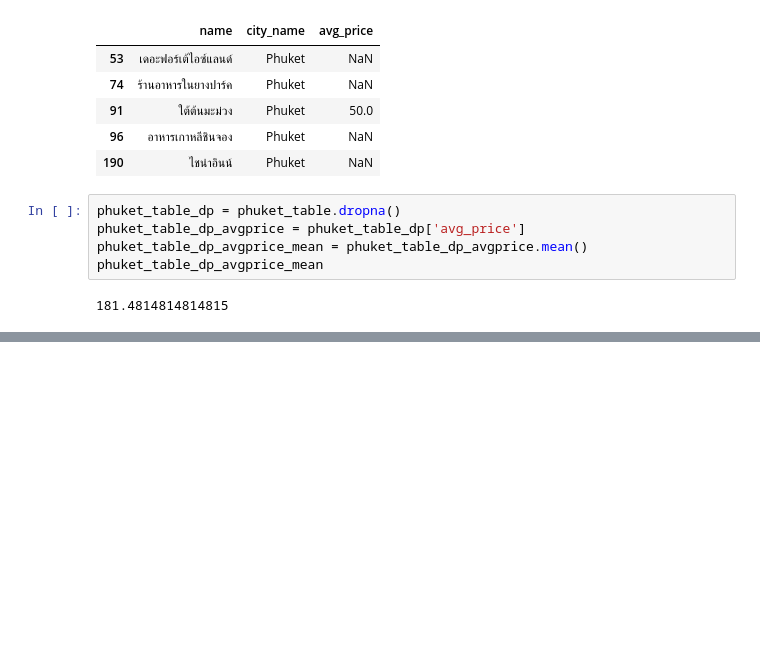
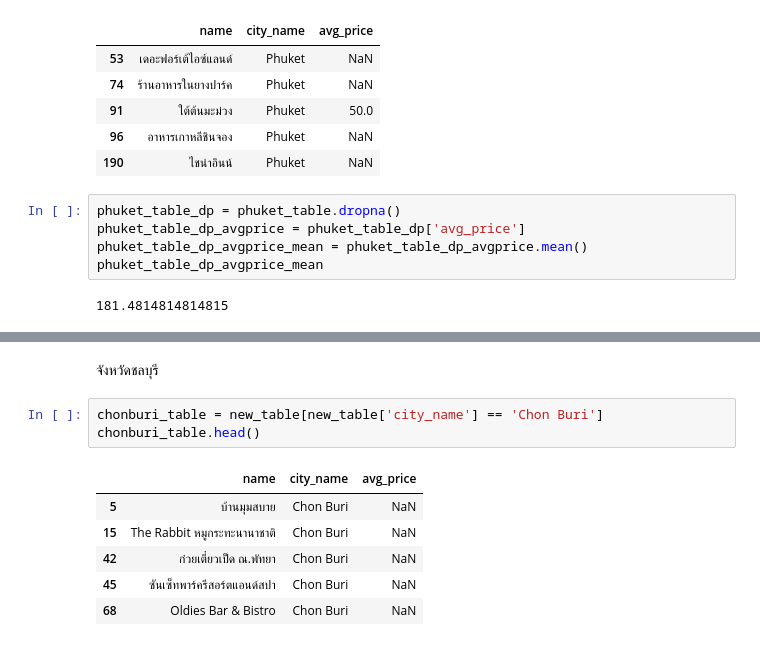
Before and after one commit to ChakritKammason/DPDM, a Jupyter notebook: Pandas_and_Data_Preprocessing_101.ipynb, the cells around one changed output, grey strips where cells are left out. Drawn from its saved outputs; the diff is of its cells as text; blank space fills up the shorter version.

```diff
--- a/Pandas_and_Data_Preprocessing_101.ipynb
+++ b/Pandas_and_Data_Preprocessing_101.ipynb
@@ -436,3 +432,15 @@ See the caveats in the documentation: https://pandas.pydata.org/pandas-docs/stab
 | 91 | ใต้ต้นมะม่วง | Phuket | 50.000000 |
 | 96 | อาหารเกาหลีชินจอง | Phuket | 181.481481 |
 | 190 | ไชน่าอินน์ | Phuket | 181.481481 |
+# %% [markdown]
+จังหวัดชลบุรี
+# %%
+chonburi_table = new_table[new_table['city_name'] == 'Chon Buri']
+chonburi_table.head()
+# %% [output]
+|  | name | city_name | avg_price |
+| 5 | บ้านมุมสบาย | Chon Buri | NaN |
+| 15 | The Rabbit หมูกระทะนานาชาติ | Chon Buri | NaN |
+| 42 | ก๋วยเตี๋ยวเป็ด ณ.พัทยา | Chon Buri | NaN |
+| 45 | ซันเซ็ทพาร์ครีสอร์ตแอนด์สปา | Chon Buri | NaN |
+| 68 | Oldies Bar & Bistro | Chon Buri | NaN |
```
Also changed, not shown: parts of 22 cells of this notebook.
